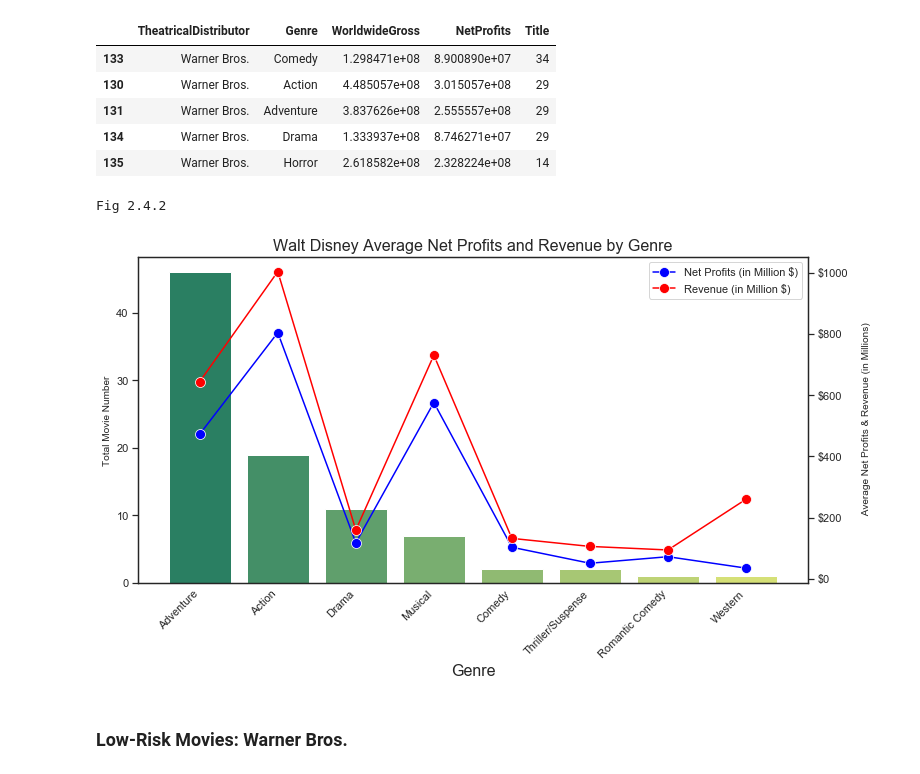
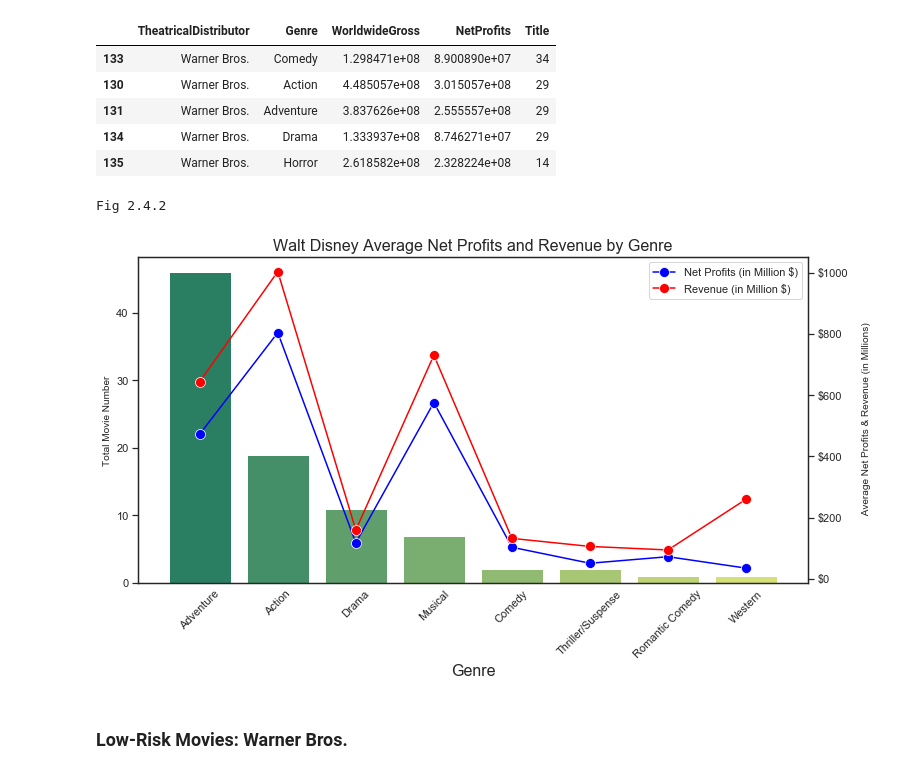
Before and after one commit to xinegan88/the-winning-formula, a Jupyter notebook: Part_2_Recommendation_Report__with_Visualizations.ipynb, the cells around one changed output. Cells and saved outputs as stored; diff of their text form; code cells hidden in the pictures.

```diff
--- a/Part_2_Recommendation_Report__with_Visualizations.ipynb
+++ b/Part_2_Recommendation_Report__with_Visualizations.ipynb
@@ -539,44 +553,41 @@ df_wd = genre_topstudio[genre_topstudio.TheatricalDistributor == 'Walt Disney']
 
 
 fig, ax1 = plt.subplots(figsize=(12,6))
+
 # Total Production number
 
 ax1.set_title('Walt Disney Average Net Profits and Revenue by Genre', fontsize=16)
 ax1.set_xlabel('\n Distributor Name', fontsize=16)
 ax1 = sns.barplot(x='Genre', y='Title', data = df_wd, palette='summer',
                   label = 'Total Movie Number')
 ax1.tick_params(axis='x', rotation = 45, length=2)
-ax1.set_xticklabels(combine.TheatricalDistributor[:15], ha='right')
-
 ax1.set_ylabel('Total Movie Number', fontsize = 10)
 
-# Gross revenue line
+# Gross revenue and profit lines
 
 ax2 = ax1.twinx()
-
 ax2 = sns.lineplot(x='Genre', y='NetProfits', data = df_wd, sort=False,
                    marker = 'o', markersize = 10, color='blue', label = 'Net Profits (in Million $)')
-ax2.tick_params(axis='y')
 ax2.set_ylabel('\n Net Profits per Project ($)', fontsize = 10)
 ax2.set_xlabel('\n Distributor Name', fontsize=16)
 
 
 ax3 = sns.lineplot(x='Genre', y='WorldwideGross', data = df_wd, sort=False,
                    marker = 'o', markersize = 10, color='red', label = 'Revenue (in Million $)')
-ax3.tick_params(axis='y')
+
 
 
 # Change Y-axis format for gross revenue
 format_y = FuncFormatter(to_million)
 ax2.yaxis.set_major_formatter(format_y)
 ax2.set_ylabel('\n Average Net Profits & Revenue (in Millions)')
 
 ax1.grid(False)
 ax2.grid(False)
 ax3.grid(False)
 # %% [output]
 Fig 2.4.2
-[figure, old version]
+[figure, new version]
 # %% [markdown]
 ### Low-Risk Movies: Warner Bros.
 # %%
```
Also changed, not shown: parts of 11 cells of this notebook.
